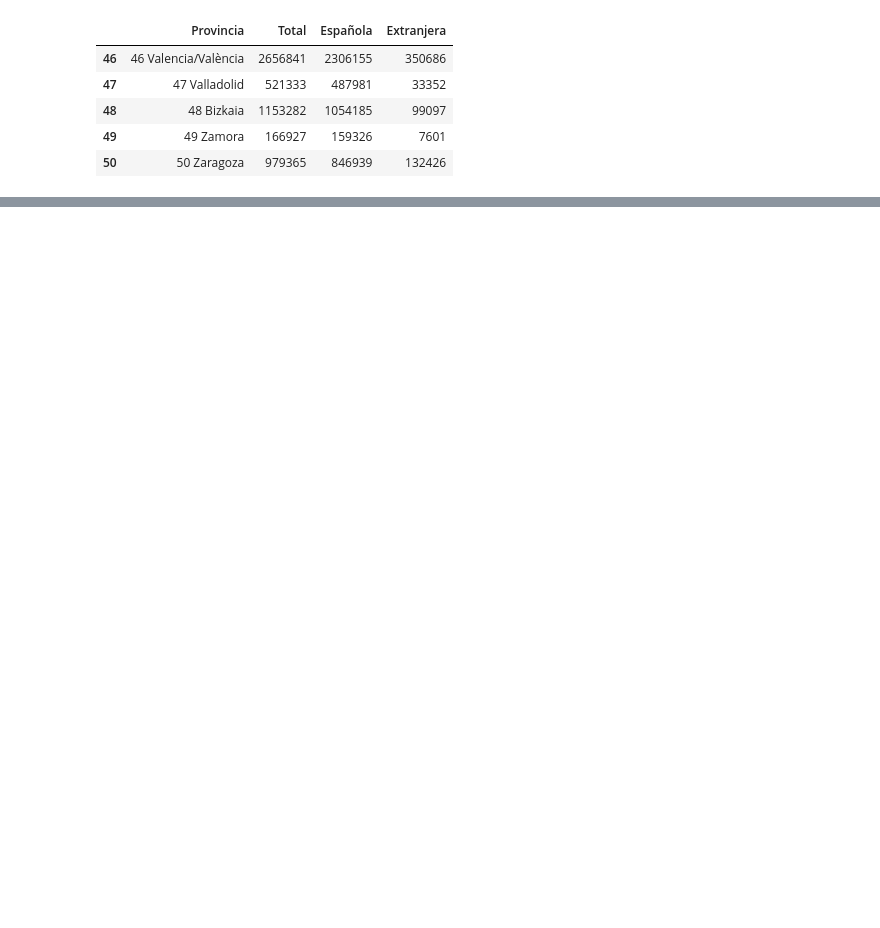
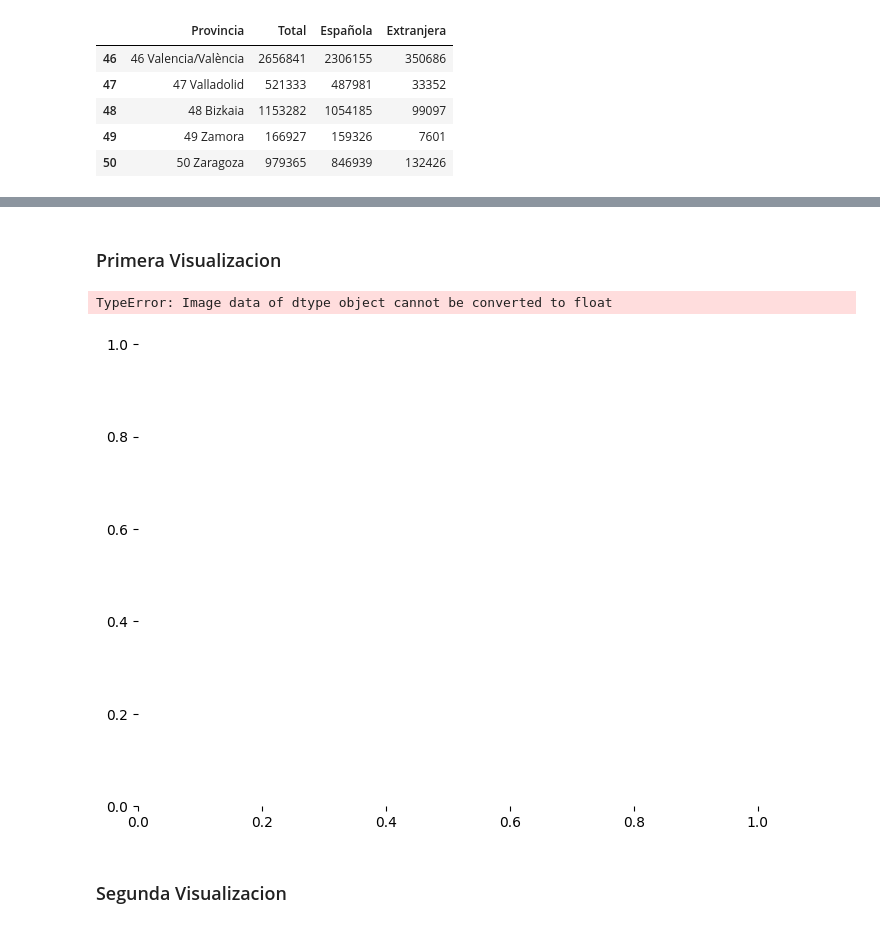
Before and after one commit to Pedrobiain10/VD-Project, a Jupyter notebook: prueba2.ipynb, the cells around one changed output, grey strips where cells are left out. Saved outputs shown, nothing was run; the diff lists cells and outputs as text; code cells hidden in the pictures; blank space fills up the shorter version.

```diff
--- a/prueba2.ipynb
+++ b/prueba2.ipynb
@@ -112 +79,31 @@ datos_mapeo.head(50)
 datos_mapeo.to_csv('datos_mapeo.csv', index=False)
+# %% [markdown]
+### Primera Visualizacion
+# %%
+import seaborn as sns
+import matplotlib.pyplot as plt
+import pandas as pd
+
+# Ejemplo de datos
+df = datos_mapeo
+
+# Normalización de datos (opcional)
+df["% Nativa"] = df["Española"] / df["Total"]
+df["% Extranjera"] = df["Extranjera"] / df["Total"]
+
+# Crear matriz para el heatmap
+heatmap_data = df[["% Nativa", "% Extranjera"]].T
+heatmap_data.columns = df["Provincia"]
+
+# Crear heatmap
+plt.figure(figsize=(8, 6))
+sns.heatmap(heatmap_data, annot=True, cmap="coolwarm", cbar_kws={'label': 'Proporción'})
+plt.title("Distribución de Población por Provincia")
+plt.ylabel("Categoría de Población")
+plt.xlabel("Provincia")
+plt.show()
+# %% [output]
+TypeError: Image data of dtype object cannot be converted to float
+[figure, added]
+# %% [markdown]
+### Segunda Visualizacion
```
Also changed, not shown: parts of 8 cells of this notebook.
